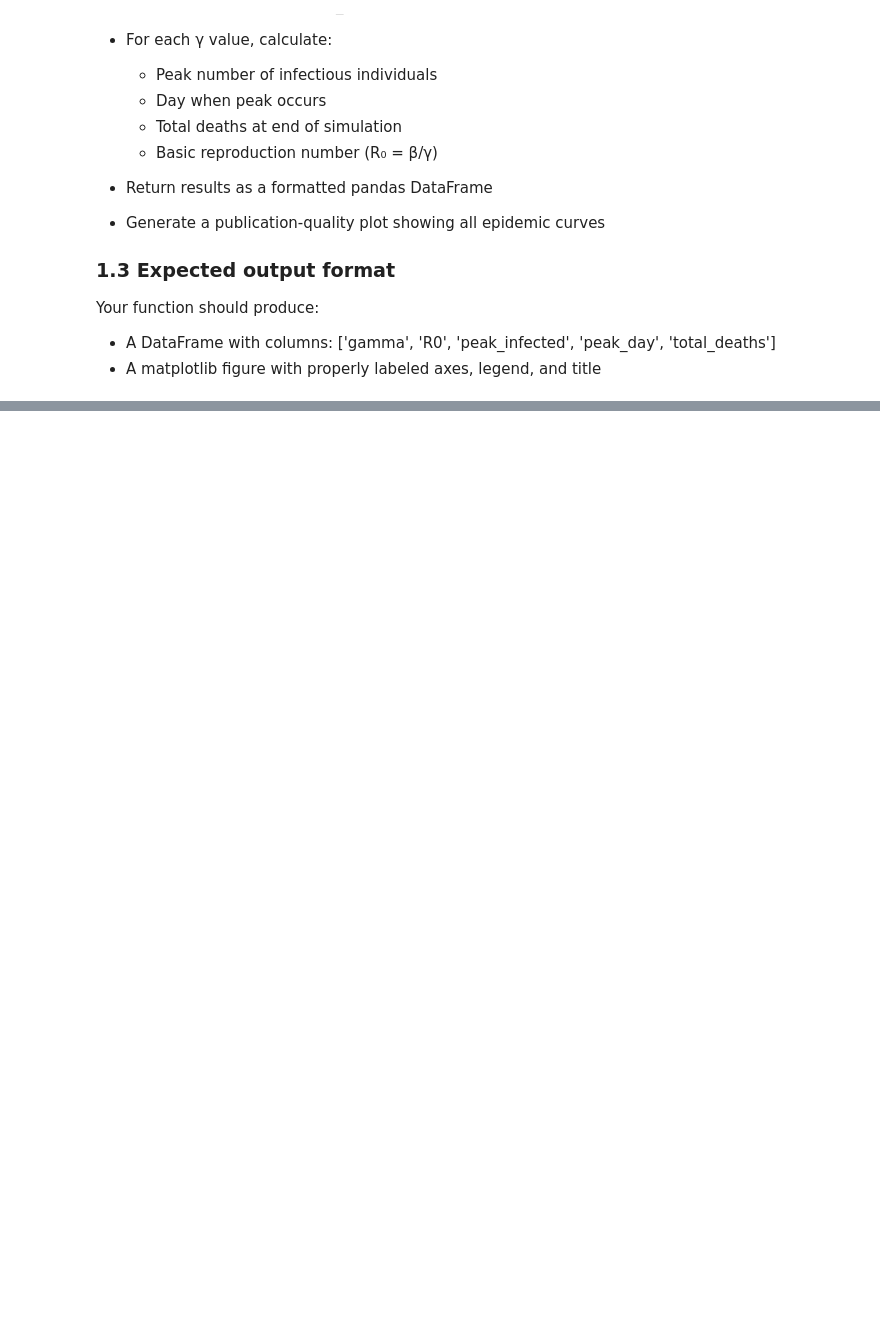
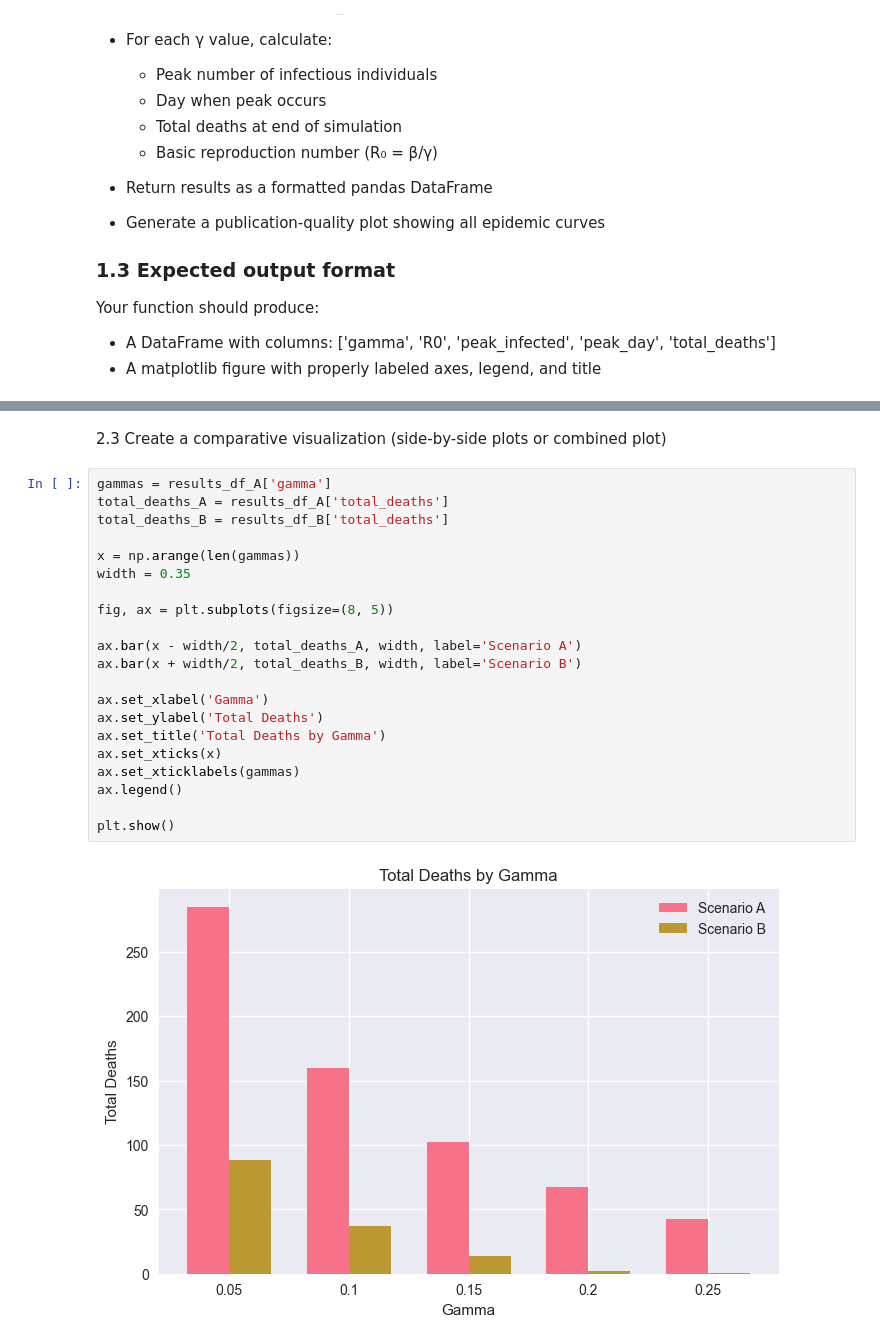
Before and after one commit to JesseHoydonckx/msm-bio-systems-group-8, a Jupyter notebook: assignment-2/assignment-2.ipynb, the cells around one changed output, grey strips where cells are left out. Saved outputs shown, nothing was run; the diff lists cells and outputs as text; blank space fills up the shorter version.

```diff
--- a/assignment-2/assignment-2.ipynb
+++ b/assignment-2/assignment-2.ipynb
@@ -167,0 +215,25 @@ Parameter Analysis Results:
+# %% [markdown]
+2.3 Create a comparative visualization (side-by-side plots or combined plot)
+# %%
+gammas = results_df_A['gamma']
+total_deaths_A = results_df_A['total_deaths']
+total_deaths_B = results_df_B['total_deaths']
+
+x = np.arange(len(gammas))
+width = 0.35
+
+fig, ax = plt.subplots(figsize=(8, 5))
+
+ax.bar(x - width/2, total_deaths_A, width, label='Scenario A')
+ax.bar(x + width/2, total_deaths_B, width, label='Scenario B')
+
+ax.set_xlabel('Gamma')
+ax.set_ylabel('Total Deaths')
+ax.set_title('Total Deaths by Gamma')
+ax.set_xticks(x)
+ax.set_xticklabels(gammas)
+ax.legend()
+
+plt.show()
+# %% [output]
+[figure, added]
```
Also changed, not shown: parts of 10 cells of this notebook, 1 other file.
